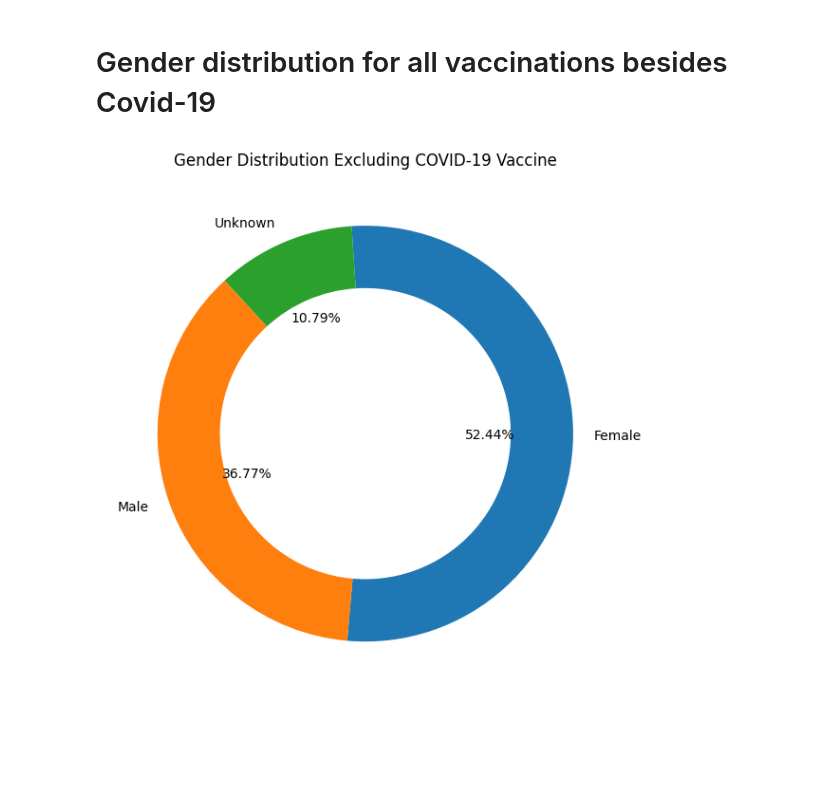
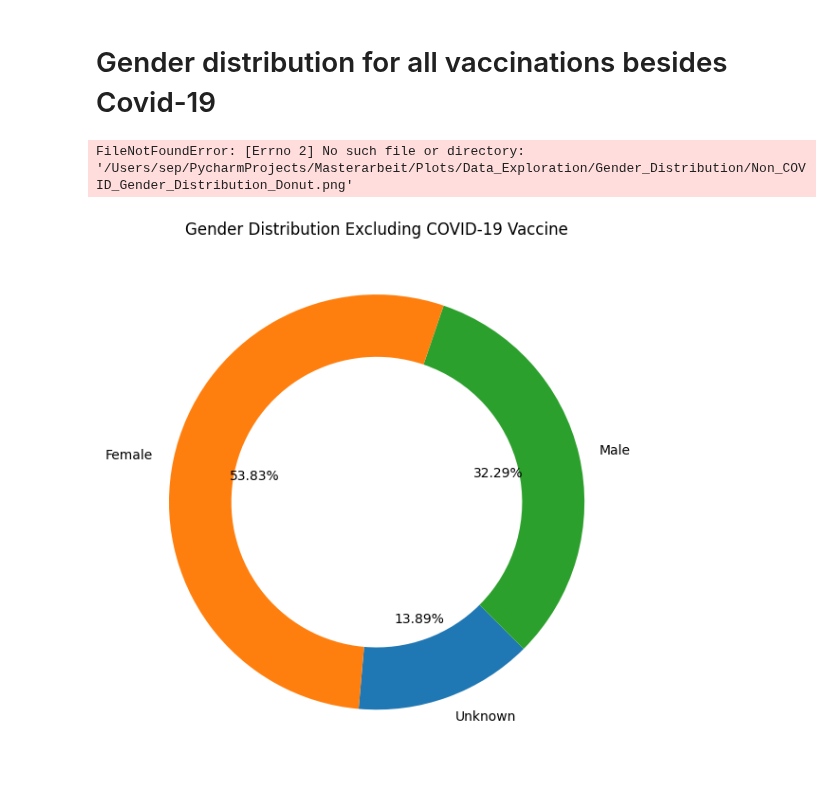
Before and after one commit to ZaNioxX/Masterarbeit, a Jupyter notebook: Data_Exploration/gender_distribution.ipynb, the cells around one changed output. Drawn from its saved outputs; the diff is of its cells as text; code cells hidden in the pictures; blank space fills up the shorter version.

Commit message:
Scripts for research questions and jsons for data

```diff
--- a/Data_Exploration/gender_distribution.ipynb
+++ b/Data_Exploration/gender_distribution.ipynb
@@ -199,9 +197,6 @@ plt.show()
 # %%
 # Define the aggregation pipeline for non-COVID-19 vaccines with unwinding vax_data
 pipeline_non_covid_unwind_all_years = [
-    {
-        "$unwind": "$vax_data"  # Unwind the vax_data array
-    },
     {
         "$match": {"vax_data.VAX_TYPE": {"$not": {"$regex": "COVID", "$options": "i"}}}
     },
@@ -216,31 +211,32 @@ pipeline_non_covid_unwind_all_years = [
                     "default": "Unknown"
                 }
             },
             "count": {"$sum": 1}
         }
     }
 ]
 
 # Execute the aggregation pipeline for non-COVID-19 vaccines with unwinding vax_data
 gender_distribution_non_covid_unwind_all_years = list(collection.aggregate(pipeline_non_covid_unwind_all_years))
 
 # Process the results into a format suitable for plotting
 total_count_non_covid_unwind_all_years = sum(entry['count'] for entry in gender_distribution_non_covid_unwind_all_years)
 gender_counts_non_covid_unwind_all_years = {entry['_id']: entry['count'] / total_count_non_covid_unwind_all_years * 100 for entry in gender_distribution_non_covid_unwind_all_years}
 
 # Plotting for non-COVID-19 vaccines with unwinding vax_data
 plt.figure(figsize=(10, 6))
 
 # Custom colors for Female, Male, and Unknown categories
 colors = ['tab:blue', 'tab:green', 'tab:orange']
 
 # Plotting the pie chart with custom colors
 plt.pie(gender_counts_non_covid_unwind_all_years.values(), labels=gender_counts_non_covid_unwind_all_years.keys(), autopct='%1.2f%%', startangle=265, wedgeprops={'width': 0.3}, colors=colors)
 
 # Formatting the plot
 plt.title('Gender Distribution Excluding COVID-19 Vaccine')
 plt.tight_layout()
 plt.savefig('/Users/sep/PycharmProjects/Masterarbeit/Plots/Data_Exploration/Gender_Distribution/Non_COVID_Gender_Distribution_Donut.png')
 plt.show()
 # %% [output]
+FileNotFoundError: [Errno 2] No such file or directory: '/Users/sep/PycharmProjects/Masterarbeit/Plots/Data_Exploration/Gender_Distribution/Non_COVID_Gender_Distribution_Donut.png'
-[figure, old version]
+[figure, new version]
```
Also changed, not shown: parts of 1 cell of this notebook, 15 other files.
